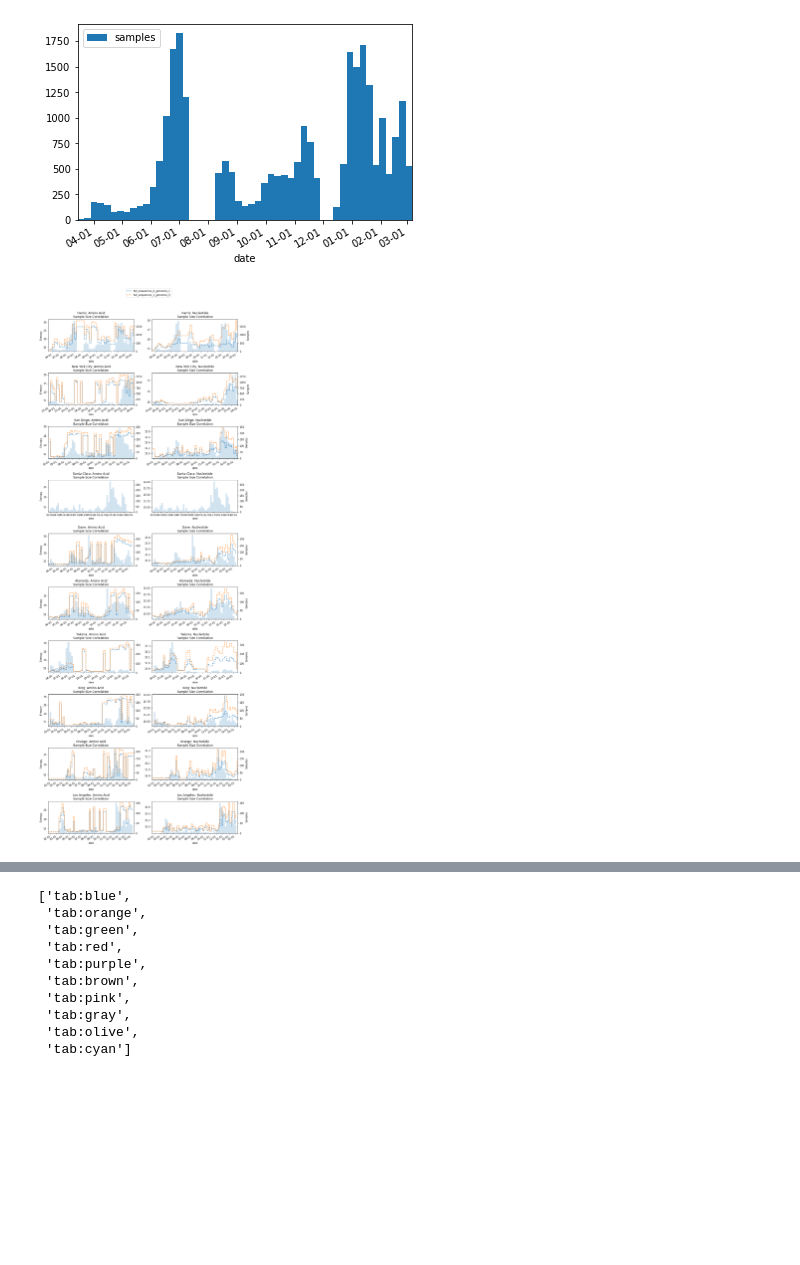
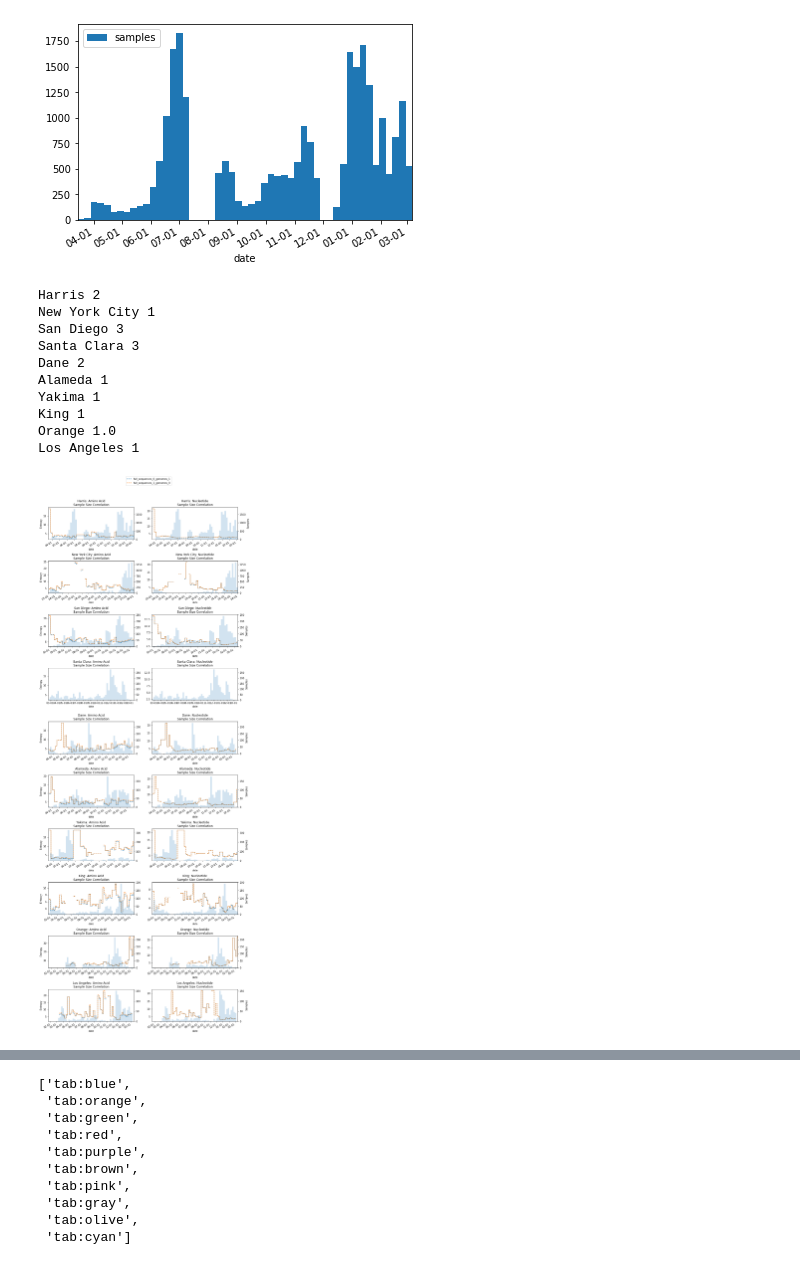
Before and after one commit to itsyosef/bionetworks, a Jupyter notebook: covid/notebooks/EntropyViz.ipynb, the cells around one changed output, grey strips where cells are left out. Cells and saved outputs as stored; diff of their text form; code cells hidden in the pictures; blank space fills up the shorter version.

```diff
--- a/covid/notebooks/EntropyViz.ipynb
+++ b/covid/notebooks/EntropyViz.ipynb
@@ -121,6 +194,7 @@ for state, location, data_loc in locations:
     cases.columns = ["cases"]
 
     location_data = glob(f"../data/{data_loc}_output/window_7_step_7/*/uncert.csv") +  glob(f"../data/output/{data_loc}/window_7_step_7/*/uncert.csv")
+#     location_data = glob(f"../data/{data_loc}_output/window_7_step_7/*/jaccard_uncert.csv") +  glob(f"../data/output/{data_loc}/window_7_step_7/*/uncert.csv")
     uncerts = []
     for path in location_data:
         df = pd.read_csv(path)
@@ -154,9 +228,11 @@ for state, location, data_loc in locations:
     handles_labels = []
     for ax_ix, cur_ax in enumerate([ax1,ax2]):
         if ax_ix == 0:
-            columns = [c for c in uncert.columns if "aa" in c]
+            columns = [c for c in uncert.columns if "full" in c]
+#             columns = [c for c in uncert.columns if "aa" in c]
         else:
-            columns = [c for c in uncert.columns if not "aa" in c]
+            columns = [c for c in uncert.columns if not "full" in c]
+#             columns = [c for c in uncert.columns if not "aa" in c]
 
 #         print(columns)
         twinx = cur_ax.twinx()
@@ -205,6 +279,8 @@ fig.autofmt_xdate()
 # %%
 loc_date_samples
 # %%
+import math
+
 nyt_cases = pd.read_csv("/project/biocomplexity/COVID-19_commons/data/NyTimes/us-counties.csv")
 nyt_cases.date = pd.to_datetime(nyt_cases.date)
 
@@ -280,11 +356,16 @@ for state, location, data_loc in locations:
     sample_uncert["location"] = location
     loc_sample_uncerts.append(sample_uncert)
     handles_labels = []
+    uncert["samples"] = samples
+    uncert.samples = uncert.samples.replace(0, np.nan)
+    uncert.samples = uncert.samples.apply(math.log)
+    uncert = uncert.div(uncert.samples, axis=0).drop(columns=["samples"])
     for ax_ix, cur_ax in enumerate([ax1,ax2]):
+        column_names = "full"
         if ax_ix == 0:
-            columns = [c for c in uncert.columns if "aa" in c and "full" in c]
+            columns = [c for c in uncert.columns if "aa" in c and column_names in c]
         else:
-            columns = [c for c in uncert.columns if not "aa" in c and "full" in c]
+            columns = [c for c in uncert.columns if not "aa" in c and column_names in c]
 
 #         print(columns)
 #         if location == "Santa Clara":
@@ -299,32 +380,42 @@ for state, location, data_loc in locations:
 #         sample_uncert = uncert[columns]
 #         sample_uncert["samples"] = samples
 #         sample_uncert["location"] = location
 #         loc_sample_uncerts.append(sample_uncert)
 #         sample_uncert.corr()["samples"].iloc[:-1].plot.barh(ax=cur_ax)
 
 #         samples.plot(kind="bar", ax=twinx, color="k")
 #         cur_ax.set_xlabel("Correlation")
 #         cur_ax.set_xlim(0,1)
 
         if ax_ix == 0:
             cur_ax.set_ylabel("Entropy")
 #             cur_ax.set_ylabel("Model")
         else:
             twinx.set_ylabel("Samples")
             handles_labels.append(cur_ax.get_legend_handles_labels())
 
 #         cur_ax.legend(fontsize=9)
 
         twinx.get_legend().remove()
         cur_ax.get_legend().remove()
         cur_ax.set_title(f"{location}: {'Amino Acid' if ax_ix == 0 else 'Nucleotide'}\nSample Size Correlation")
         twinx.xaxis.set_major_formatter(mdates.DateFormatter("%m-%d"))
         twinx.xaxis.set_major_locator(mdates.MonthLocator())
     ix += 1
 #     break
 # uncert
 fig.legend(handles_labels[0][0], handles_labels[0][1], bbox_to_anchor=(0.63, 1.04))
 plt.tight_layout()
-# fig.savefig("output/all_locations_entropy_and_sample_size_full.png", dpi=100, bbox_inches="tight", transparent=False, facecolor="white")
+# fig.savefig(f"output/all_locations_entropy_and_sample_size_{column_names}_over_samples.png", dpi=100, bbox_inches="tight", transparent=False, facecolor="white")
 # %% [output]
+Harris 2
+New York City 1
+San Diego 3
+Santa Clara 3
+Dane 2
+Alameda 1
+Yakima 1
+King 1
+Orange 1.0
+Los Angeles 1
-[figure, old version]
+[figure, new version]
```
Also changed, not shown: parts of 5 cells of this notebook, 7 other files.
